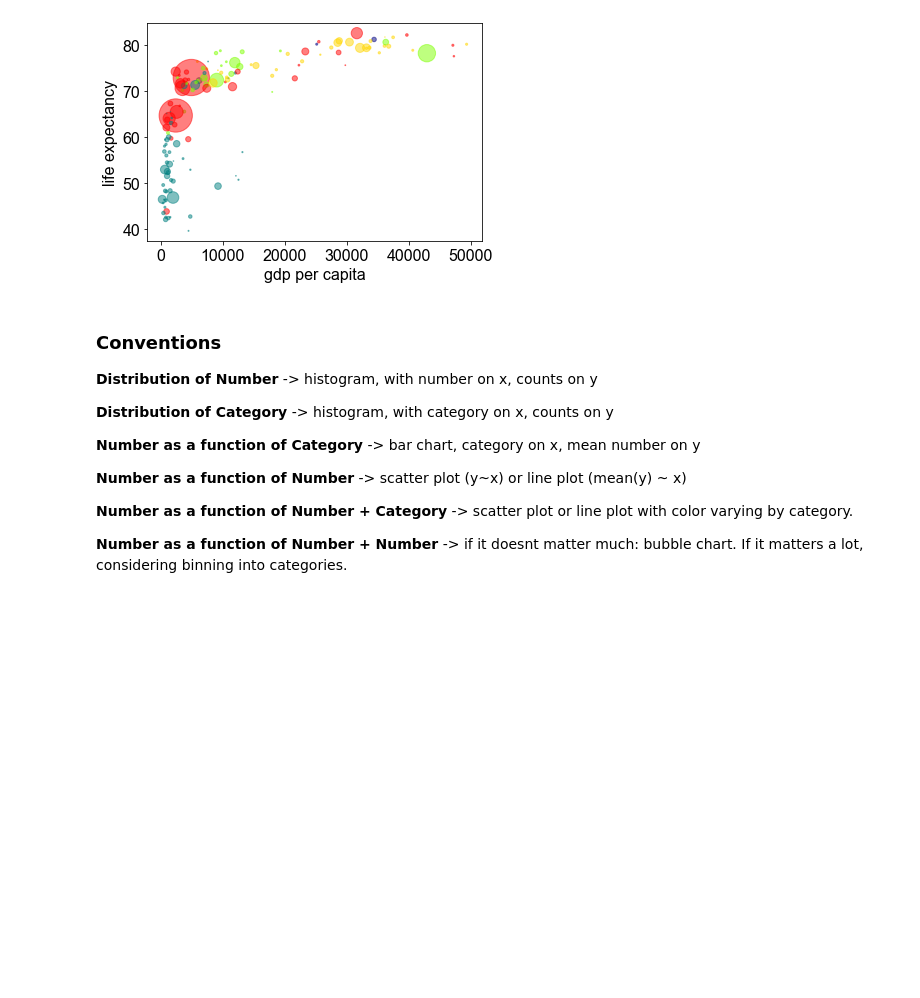
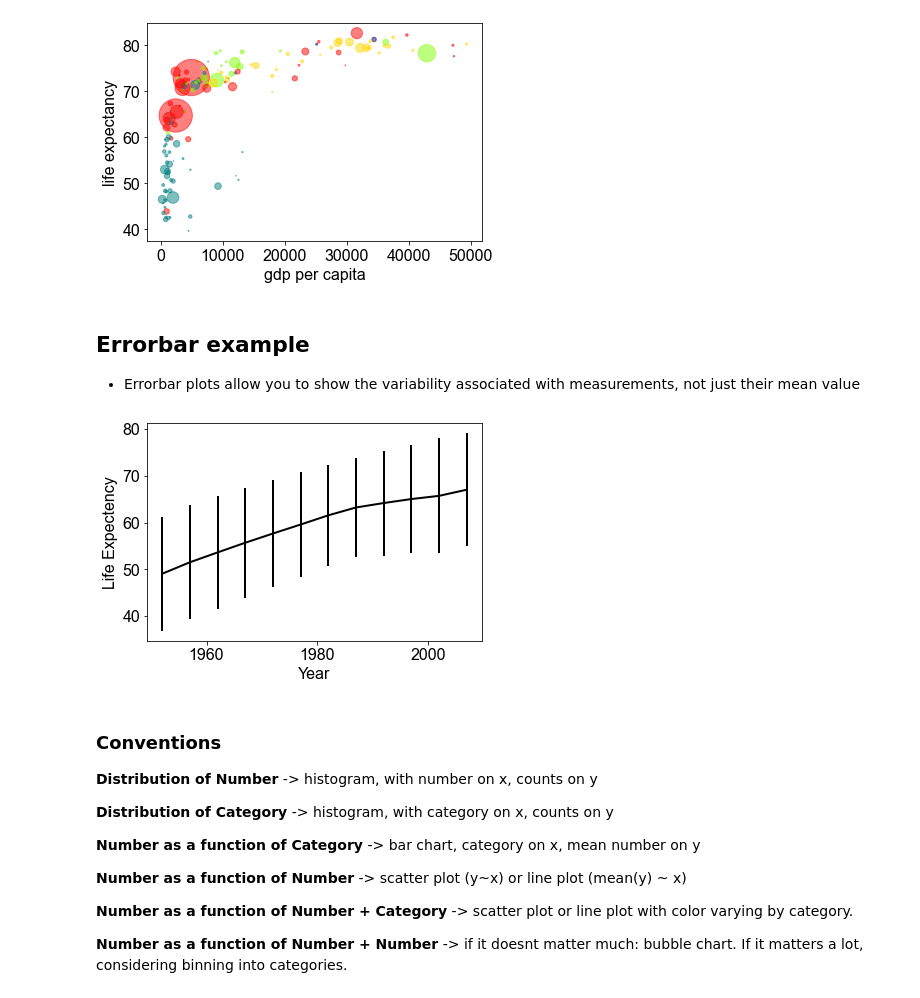
Before and after one commit to UCSD-CSS-001/ucsd-css-001.github.io, a Jupyter notebook: _build/jupyter_execute/lectures/P08-Matplotlib.ipynb, the cells around one changed output. Cells and saved outputs as stored; diff of their text form; code cells hidden in the pictures; blank space fills up the shorter version.

```diff
--- a/_build/jupyter_execute/lectures/P08-Matplotlib.ipynb
+++ b/_build/jupyter_execute/lectures/P08-Matplotlib.ipynb
@@ -316,6 +316,34 @@ plt.show()
 # sale size by population
 # %% [output]
 [figure]
+# %% [markdown]
+## Errorbar example
+* Errorbar plots allow you to show the variability associated with measurements, not just their mean value
+# %%
+## group by year
+## calculate mean life expectancy per group
+
+year_mean = (gm
+    .groupby('year')                            # group based on common year labels
+    .agg(life_expectancy = ('lifeExp', 'mean')) # aggregate lifeExp, compute mean, assign to new column 'life_expectancy'
+    .reset_index())  # reset index to default...
+
+year_std = (gm
+    .groupby('year')                            # group based on common year labels
+    .agg(life_expectancy = ('lifeExp', 'std')) # aggregate lifeExp, compute mean, assign to new column 'life_expectancy'
+    .reset_index())  # reset index to default...
+# %%
+# make the error bar plot showing mean +- standard deviation
+plt.errorbar(year_mean['year'],
+             year_mean['life_expectancy'],
+             yerr=year_std['life_expectancy'], c='black')
+
+plt.xlabel('Year')
+plt.ylabel('Life Expectency')
+
+plt.show()
+# %% [output]
+[figure, added]
 # %% [markdown]
 ### Conventions
 
```
Also changed, not shown: parts of 2 cells of this notebook, 24 other files.
